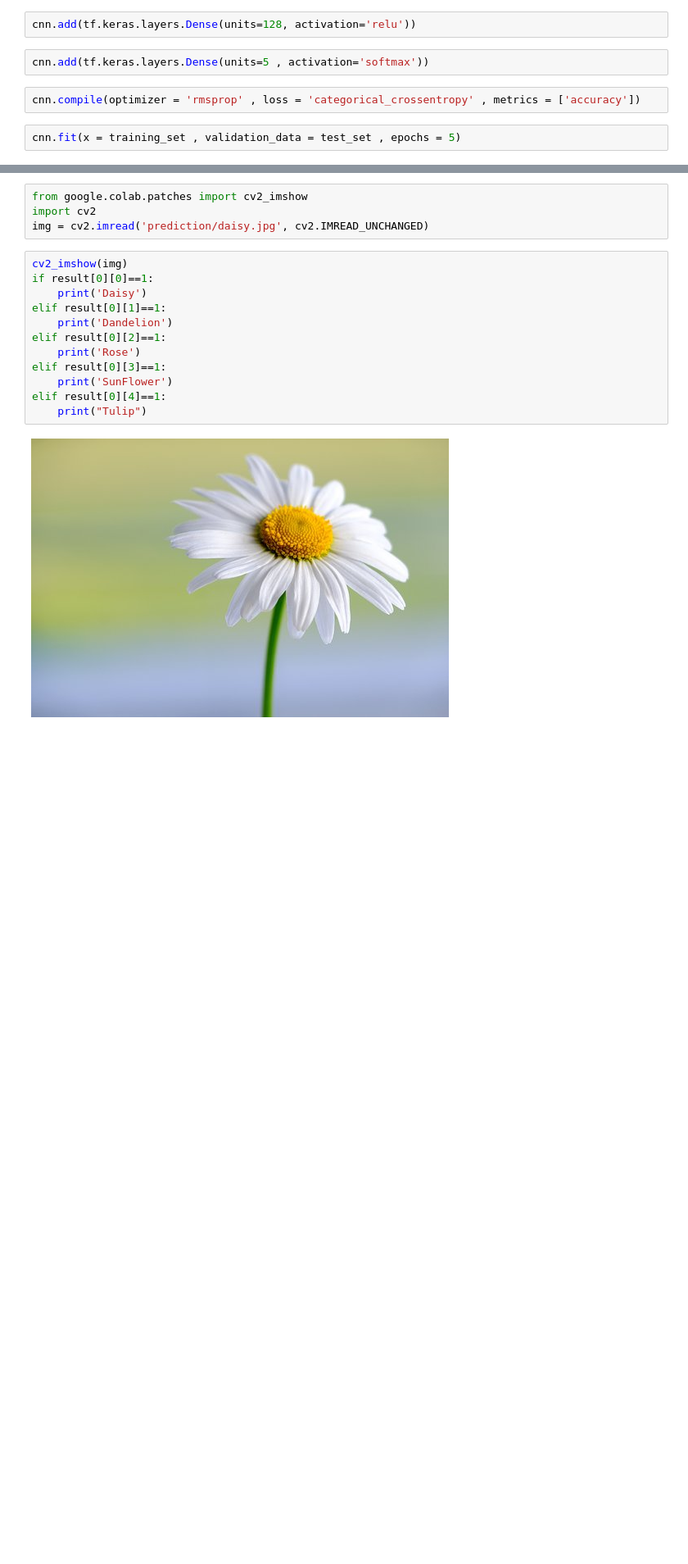
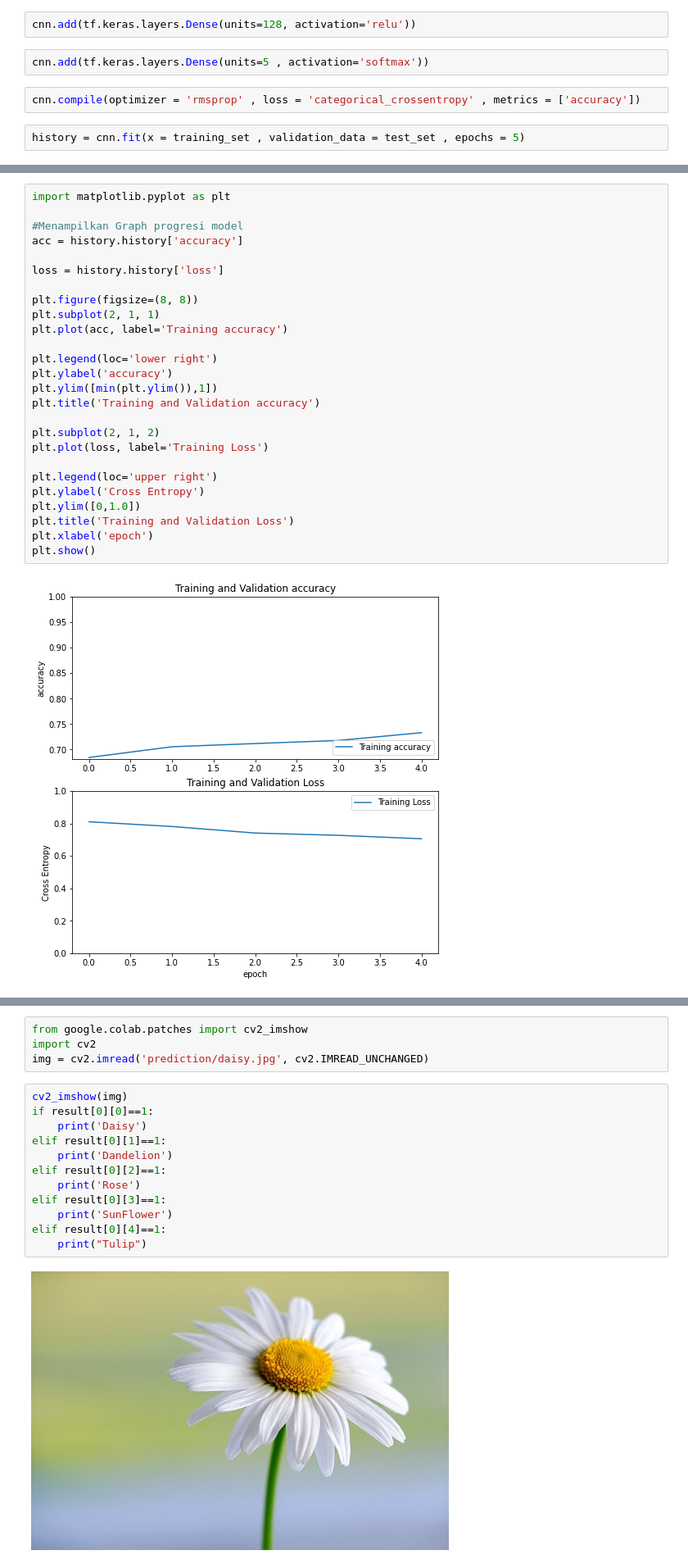
Before and after one commit to Nycht1/flower-recognition, a Jupyter notebook: flower_recognition.ipynb, the cells around one changed output, grey strips where cells are left out. Shown at 82% size. Drawn from its saved outputs; the diff is of its cells as text; blank space fills up the shorter version.

Commit message:
add graph

```diff
--- a/flower_recognition.ipynb
+++ b/flower_recognition.ipynb
@@ -78,6 +78,6 @@ cnn.add(tf.keras.layers.Dense(units=5 , activation='softmax'))
 # %%
 cnn.compile(optimizer = 'rmsprop' , loss = 'categorical_crossentropy' , metrics = ['accuracy'])
 # %%
-cnn.fit(x = training_set , validation_data = test_set , epochs = 5)
+history = cnn.fit(x = training_set , validation_data = test_set , epochs = 5)
 # %% [output]
 Epoch 1/5
@@ -94,3 +93,31 @@ Epoch 5/5
+# %%
+import matplotlib.pyplot as plt
+
+#Menampilkan Graph progresi model
+acc = history.history['accuracy']
+
+loss = history.history['loss']
+
+plt.figure(figsize=(8, 8))
+plt.subplot(2, 1, 1)
+plt.plot(acc, label='Training accuracy')
+
+plt.legend(loc='lower right')
+plt.ylabel('accuracy')
+plt.ylim([min(plt.ylim()),1])
+plt.title('Training and Validation accuracy')
+
+plt.subplot(2, 1, 2)
+plt.plot(loss, label='Training Loss')
+
+plt.legend(loc='upper right')
+plt.ylabel('Cross Entropy')
+plt.ylim([0,1.0])
+plt.title('Training and Validation Loss')
+plt.xlabel('epoch')
+plt.show()
+# %% [output]
+[figure, added]
 # %%
 from tensorflow.keras.preprocessing import image
 test_image = image.load_img('prediction/daisy.jpg',target_size=(64,64))
```
Also changed, not shown: parts of 3 cells of this notebook.
